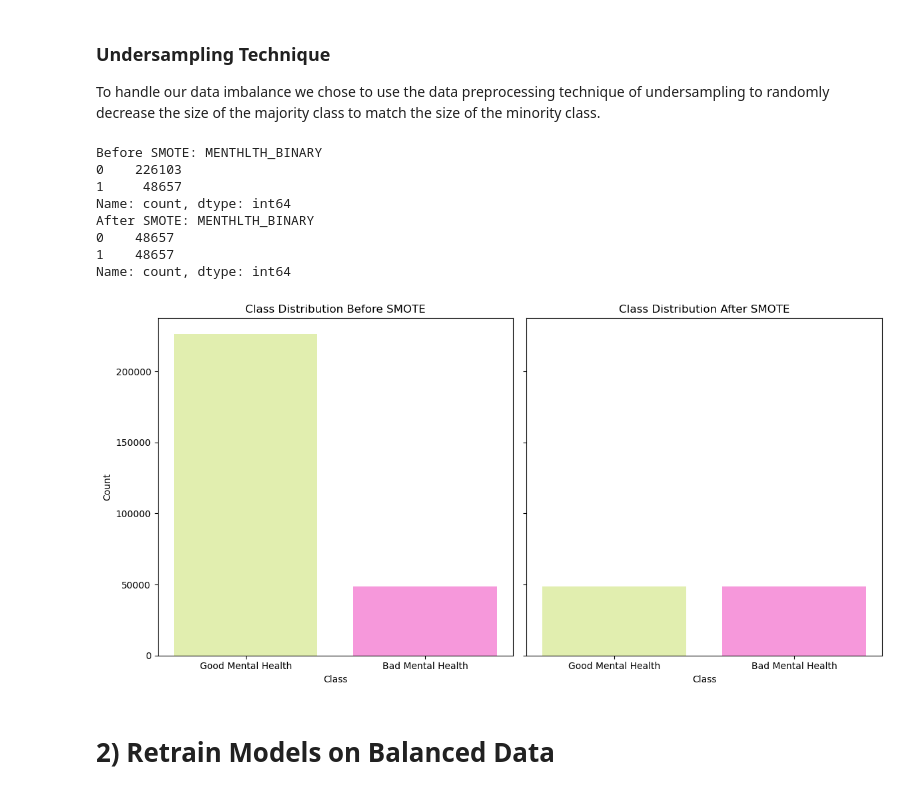
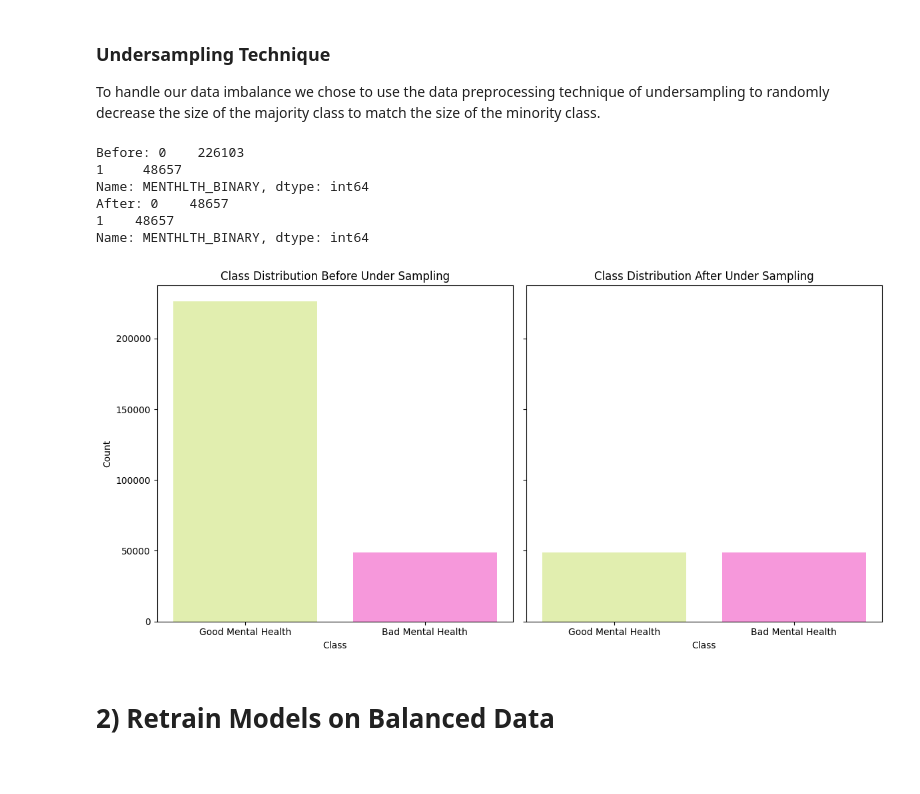
Before and after one commit to cs418-fa24/project-check-in-team-10, a Jupyter notebook: ProgressReport.ipynb, the cells around one changed output. Saved outputs shown, nothing was run; the diff lists cells and outputs as text; code cells hidden in the pictures.

```diff
--- a/ProgressReport.ipynb
+++ b/ProgressReport.ipynb
@@ -1976,38 +2015,36 @@ smote = RandomUnderSampler(random_state=42)
 
 X_train_resampled, y_train_resampled = smote.fit_resample(X_train, y_train)
 
-print("Before SMOTE:", y_train.value_counts())
-print("After SMOTE:", pd.Series(y_train_resampled).value_counts())
+print("Before:", y_train.value_counts())
+print("After:", pd.Series(y_train_resampled).value_counts())
 # %% [output]
-Before SMOTE: MENTHLTH_BINARY
-0    226103
+Before: 0    226103
 1     48657
-Name: count, dtype: int64
-After SMOTE: MENTHLTH_BINARY
-0    48657
+Name: MENTHLTH_BINARY, dtype: int64
+After: 0    48657
 1    48657
-Name: count, dtype: int64
+Name: MENTHLTH_BINARY, dtype: int64
 # %%
 # visualize after SMOTE
 fig, axes = plt.subplots(1, 2, figsize=(12, 6), sharey=True)
 
 # Class distribution before SMOTE
 y_train_counts = y_train.value_counts()
 axes[0].bar(['Good Mental Health', 'Bad Mental Health'], y_train_counts.values, color=['#E1EEAF', '#F698DB'])
-axes[0].set_title('Class Distribution Before SMOTE')
+axes[0].set_title('Class Distribution Before Under Sampling')
 axes[0].set_xlabel('Class')
 axes[0].set_ylabel('Count')
 
 # Class distribution after SMOTE
 y_train_resampled_counts = pd.Series(y_train_resampled).value_counts()
 axes[1].bar(['Good Mental Health', 'Bad Mental Health'], y_train_resampled_counts.values, color=['#E1EEAF', '#F698DB'])
-axes[1].set_title('Class Distribution After SMOTE')
+axes[1].set_title('Class Distribution After Under Sampling')
 axes[1].set_xlabel('Class')
 
 plt.tight_layout()
 plt.show()
 # %% [output]
-[figure, old version]
+[figure, new version]
 # %% [markdown]
 # 2) Retrain Models on Balanced Data
 # %% [markdown]
```
Also changed, not shown: parts of 9 cells of this notebook.
